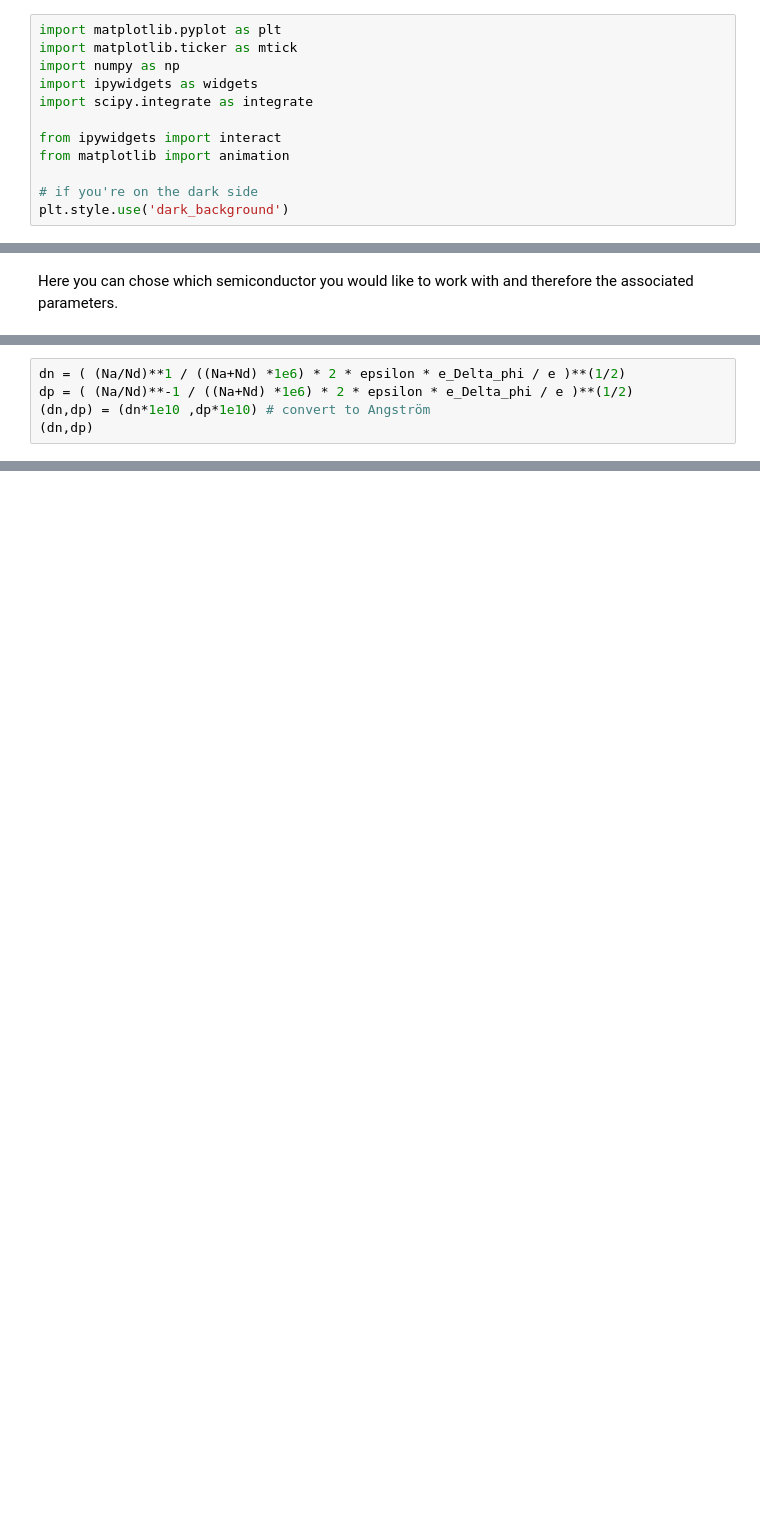
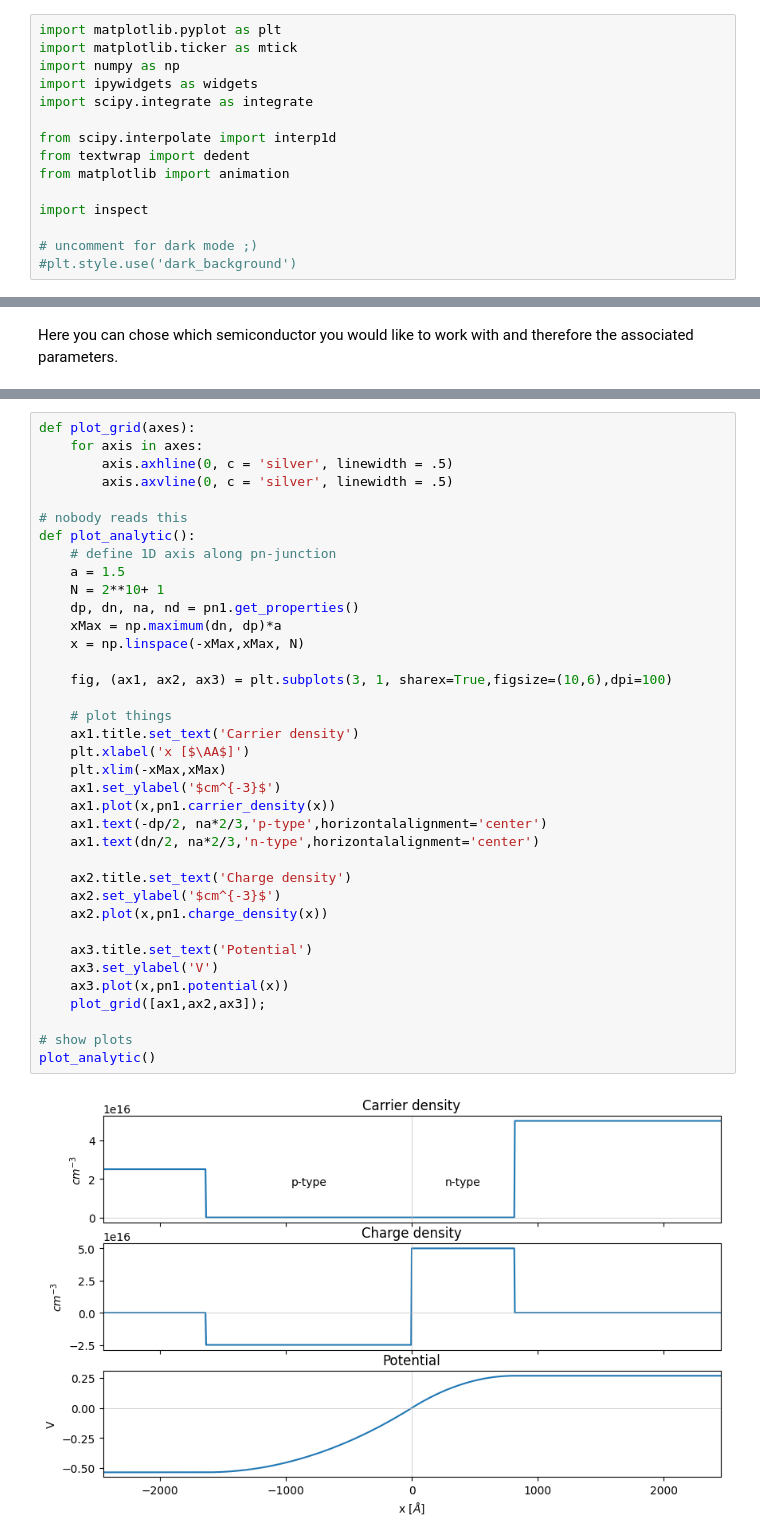
Before and after one commit to oyazyev/SoliDRIL, a Jupyter notebook: pn-junction.ipynb, the cells around one changed output, grey strips where cells are left out. Saved outputs shown, nothing was run; the diff lists cells and outputs as text; blank space fills up the shorter version.

```diff
--- a/pn-junction.ipynb
+++ b/pn-junction.ipynb
@@ -5,11 +5,14 @@ import numpy as np
 import ipywidgets as widgets
 import scipy.integrate as integrate
 
-from ipywidgets import interact
+from scipy.interpolate import interp1d
+from textwrap import dedent
 from matplotlib import animation
 
-# if you're on the dark side
-plt.style.use('dark_background')
+import inspect
+
+# uncomment for dark mode ;)
+#plt.style.use('dark_background')
 # %% [markdown]
 # Inhomogeneous Semiconductors (Chapter 7)
 
@@ -124,5 +164,0 @@ mu_i, e_Delta_phi
-# %%
-dn = ( (Na/Nd)**1 / ((Na+Nd) *1e6) * 2 * epsilon * e_Delta_phi / e )**(1/2)
-dp = ( (Na/Nd)**-1 / ((Na+Nd) *1e6) * 2 * epsilon * e_Delta_phi / e )**(1/2)
-(dn,dp) = (dn*1e10 ,dp*1e10) # convert to Angström
-(dn,dp)
@@ -278,0 +173,39 @@ ax4.plot(x,Jn1)
+# %%
+def plot_grid(axes):
+    for axis in axes:
+        axis.axhline(0, c = 'silver', linewidth = .5)
+        axis.axvline(0, c = 'silver', linewidth = .5)
+
+# nobody reads this
+def plot_analytic():
+    # define 1D axis along pn-junction
+    a = 1.5
+    N = 2**10+ 1
+    dp, dn, na, nd = pn1.get_properties()
+    xMax = np.maximum(dn, dp)*a
+    x = np.linspace(-xMax,xMax, N)
+
+    fig, (ax1, ax2, ax3) = plt.subplots(3, 1, sharex=True,figsize=(10,6),dpi=100)
+
+    # plot things
+    ax1.title.set_text('Carrier density')
+    plt.xlabel('x [$\AA$]')
+    plt.xlim(-xMax,xMax)
+    ax1.set_ylabel('$cm^{-3}$')
+    ax1.plot(x,pn1.carrier_density(x))
+    ax1.text(-dp/2, na*2/3,'p-type',horizontalalignment='center')
+    ax1.text(dn/2, na*2/3,'n-type',horizontalalignment='center')
+
+    ax2.title.set_text('Charge density')
+    ax2.set_ylabel('$cm^{-3}$')
+    ax2.plot(x,pn1.charge_density(x))
+
+    ax3.title.set_text('Potential')
+    ax3.set_ylabel('V')
+    ax3.plot(x,pn1.potential(x))
+    plot_grid([ax1,ax2,ax3]);
+
+# show plots
+plot_analytic()
+# %% [output]
+[figure, added]
```
Also changed, not shown: parts of 15 cells of this notebook.
